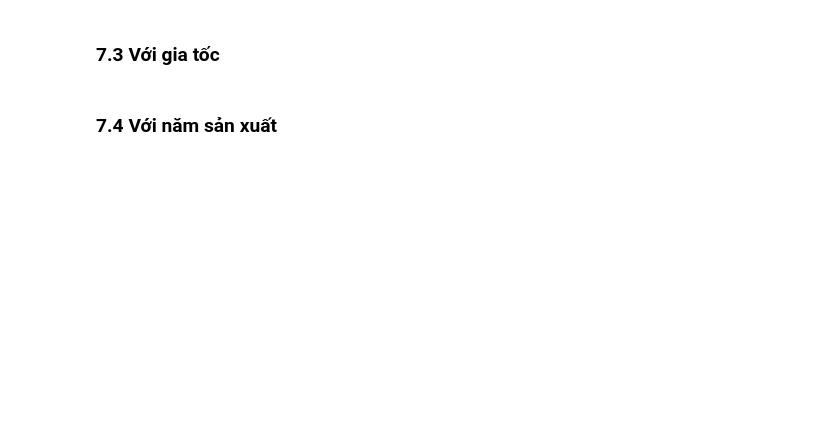
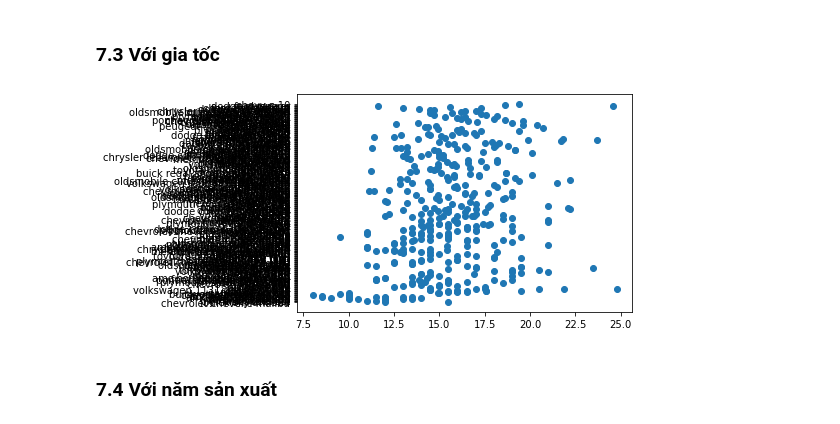
Before and after one commit to tiesen243/data-analyst, a Jupyter notebook: midterm-practice/mpg_ex.ipynb, the cells around one changed output. Saved outputs shown, nothing was run; the diff lists cells and outputs as text; code cells hidden in the pictures; blank space fills up the shorter version.

```diff
--- a/midterm-practice/mpg_ex.ipynb
+++ b/midterm-practice/mpg_ex.ipynb
@@ -123,4 +152,9 @@ Thử vẽ bằng đồ thị scatter plot.
 # %% [markdown]
 ### 7.3 Với gia tốc
+# %%
+plt.scatter(mpg['acceleration'],mpg['name'])
+plt.show()
+# %% [output]
+[figure, added]
 # %% [markdown]
 ### 7.4 Với năm sản xuất
```
Also changed, not shown: parts of 6 cells of this notebook.
